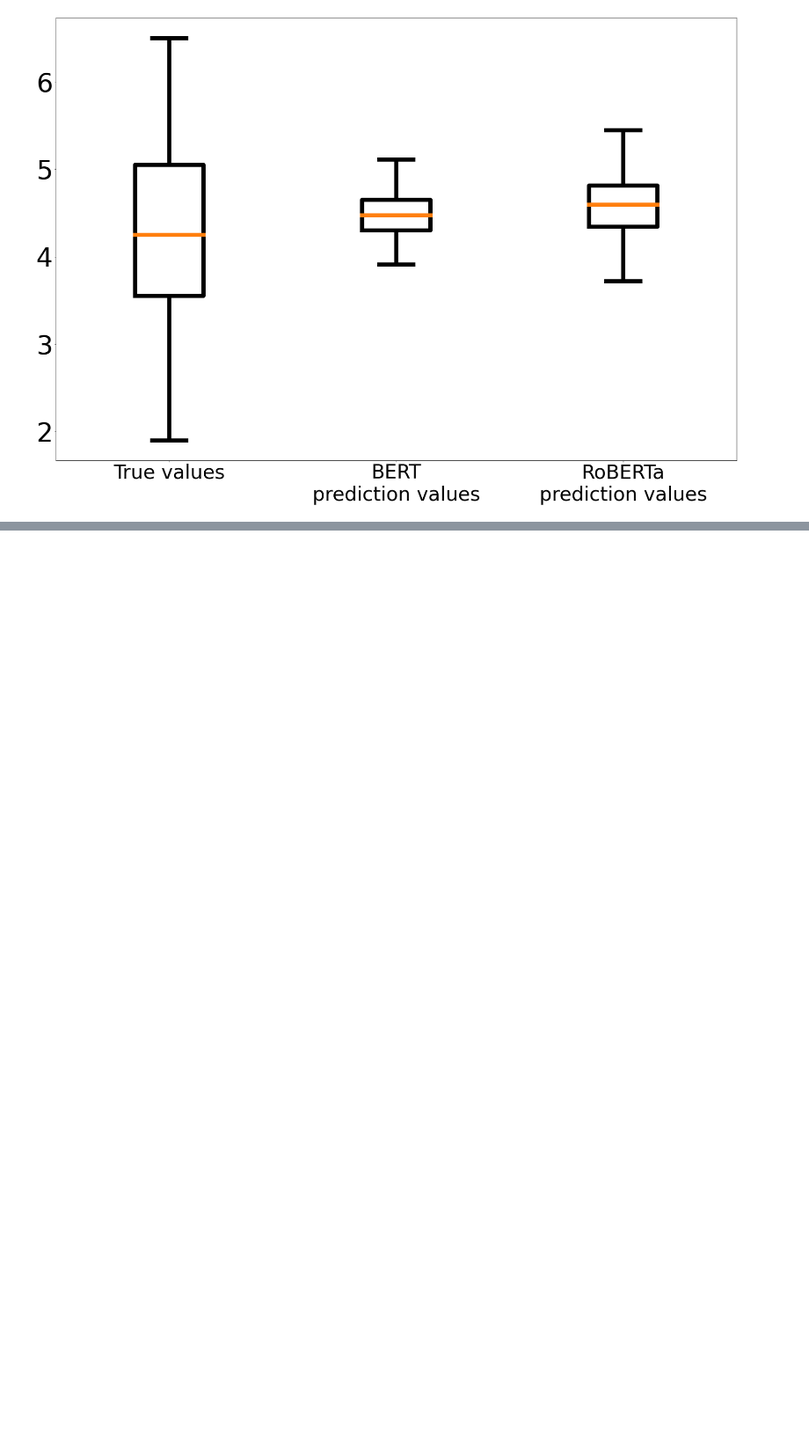
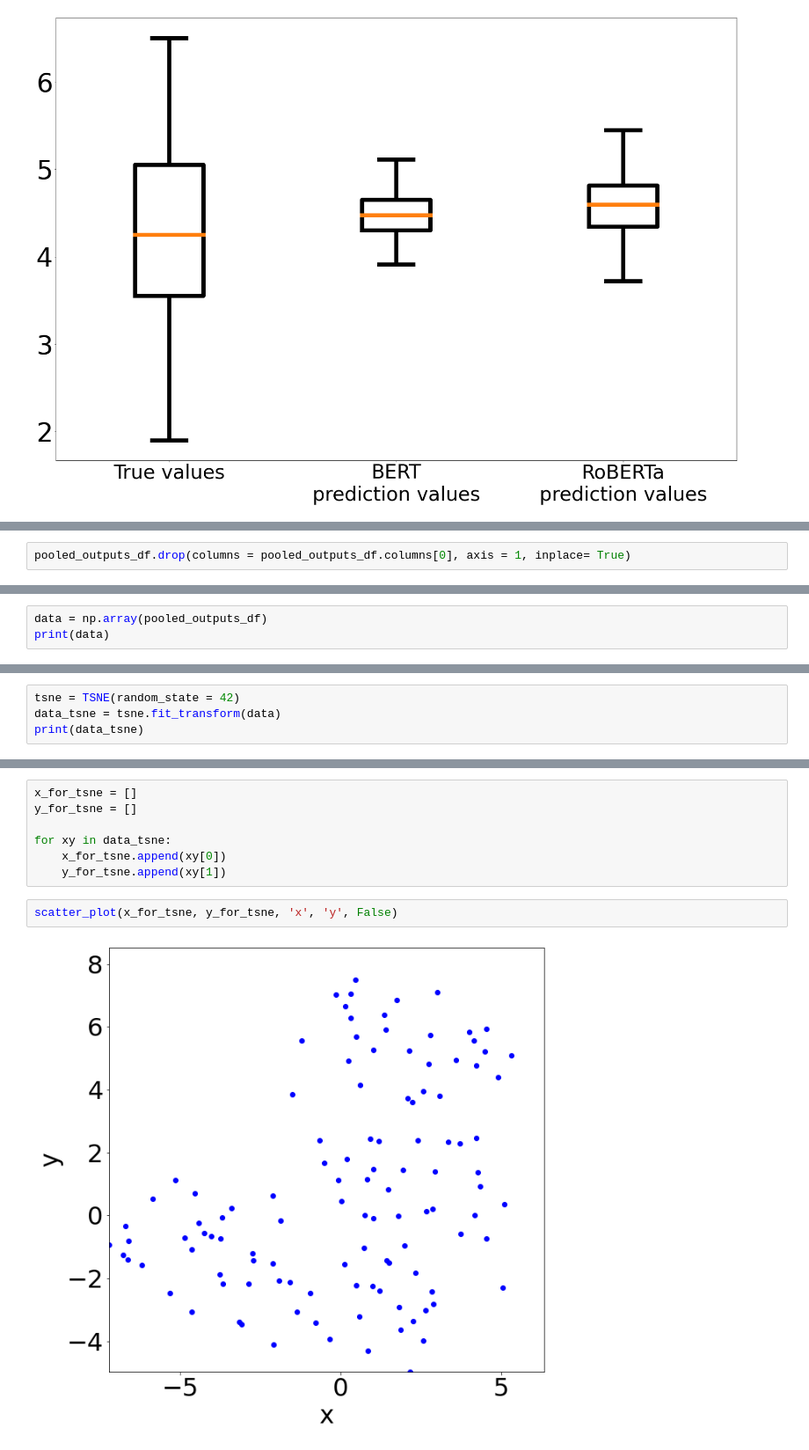
Before and after one commit to tr0up2r/satisfaction-classifier-with-xai, a Jupyter notebook: plotting.ipynb, the cells around one changed output, grey strips where cells are left out. Shown at 88% size. Drawn from its saved outputs; the diff is of its cells as text; blank space fills up the shorter version.

Commit message:
Add embedding visualization codes using t-SNE.

```diff
--- a/plotting.ipynb
+++ b/plotting.ipynb
@@ -100,0 +106,2 @@ boxplot(result_list, '', xlabel, '', [1, 2, 3], 48, 64)
+# %%
+pooled_outputs_df.drop(columns = pooled_outputs_df.columns[0], axis = 1, inplace= True)
@@ -100,0 +124,3 @@ boxplot(result_list, '', xlabel, '', [1, 2, 3], 48, 64)
+# %%
+data = np.array(pooled_outputs_df)
+print(data)
@@ -100,0 +141,4 @@ boxplot(result_list, '', xlabel, '', [1, 2, 3], 48, 64)
+# %%
+tsne = TSNE(random_state = 42)
+data_tsne = tsne.fit_transform(data)
+print(data_tsne)
@@ -100,0 +163,11 @@ boxplot(result_list, '', xlabel, '', [1, 2, 3], 48, 64)
+# %%
+x_for_tsne = []
+y_for_tsne = []
+
+for xy in data_tsne:
+    x_for_tsne.append(xy[0])
+    y_for_tsne.append(xy[1])
+# %%
+scatter_plot(x_for_tsne, y_for_tsne, 'x', 'y', False)
+# %% [output]
+[figure, added]
```
Also changed, not shown: parts of 8 cells of this notebook, 1 other file.
